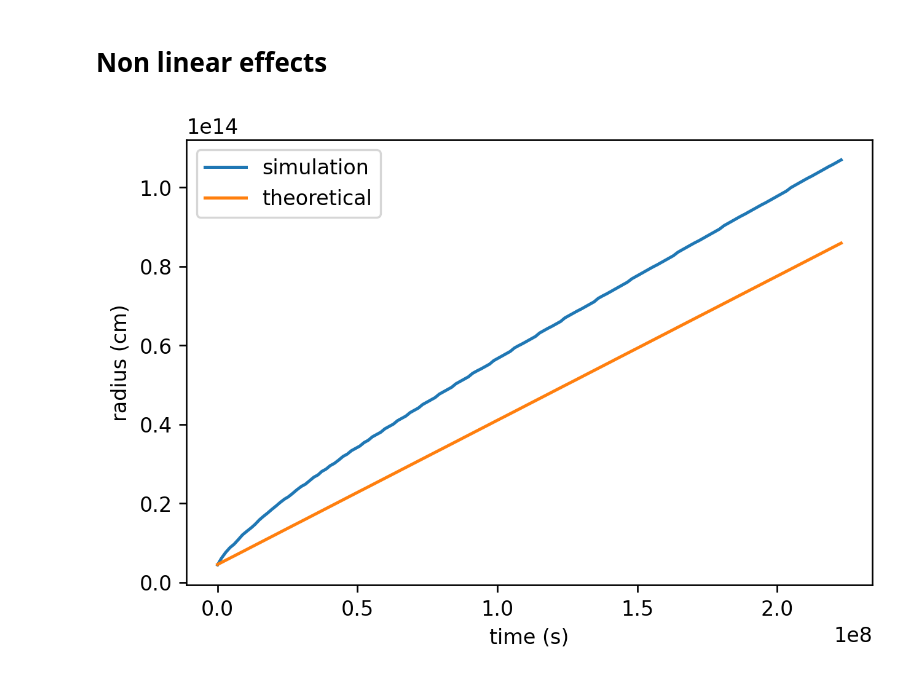
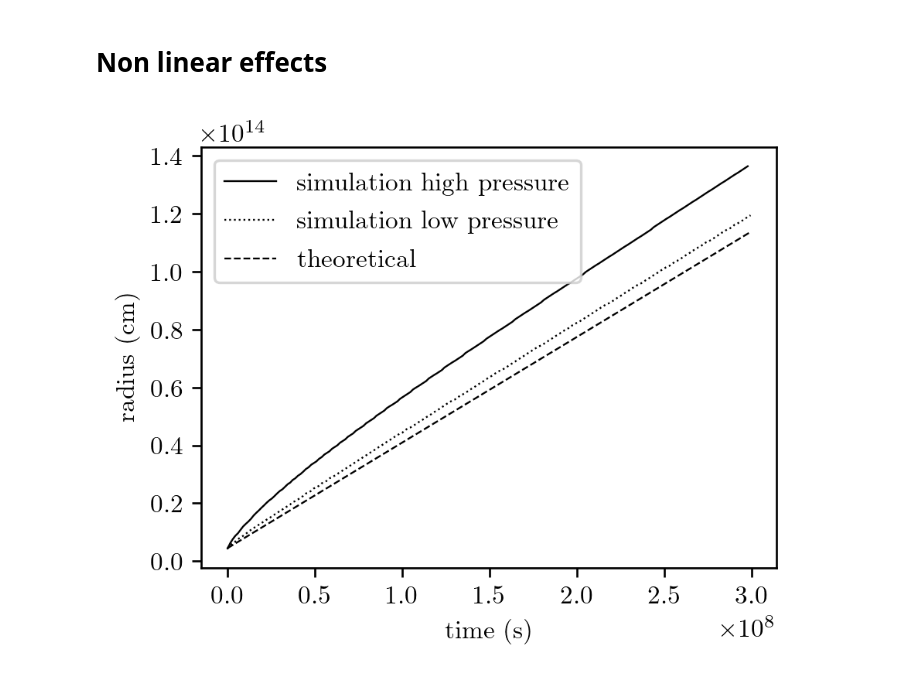
Before and after one commit to MichaelMaex/eindproject-2, a Jupyter notebook: notebooks/Blastwavelowpress.ipynb, the cells around one changed output. Saved outputs shown, nothing was run; the diff lists cells and outputs as text; code cells hidden in the pictures.

```diff
--- a/notebooks/Blastwavelowpress.ipynb
+++ b/notebooks/Blastwavelowpress.ipynb
@@ -4,6 +4,8 @@ import sympy as sp
 from IPython.display import display
 import matplotlib as mpl
 mpl.rcParams["figure.dpi"] = 240
+mpl.rcParams["text.usetex"] = True
+mpl.rcParams["font.family"] = "serrif"
 import matplotlib.pyplot as plt
 sp.init_printing()
 import pandas as pd
@@ -22,7 +24,7 @@ units = bp.units()
 
 j = 200
 T = list(map(lambda t: int(j*t/5), range(6)))
-fig, ax, = plt.subplots(2,3, figsize = (15,8))
+fig, ax, = plt.subplots(2,3, figsize = (9,6))
 
 images = [pp.pload(t, "../pluto-definitions/blastwave_HD/out/") for t in T]
 im = [0]*6
@@ -39,7 +41,7 @@ for i in range(6):
     frame = images[i]
     im[i] = bp.plot(axis, frame.prs, frame, norm=norm)
     # im[i] = axis.imshow(frame.prs, norm=norm, cmap=cm.plasma)
-    axis.set_title("t = {:.2e} (s)".format(frame.SimTime*t0))
+    axis.set_title("$t = {:.2e} (s)$".format(frame.SimTime*t0))
 fig.tight_layout()
 fig.colorbar(cm.ScalarMappable(norm=norm_true, cmap=cm.plasma), ax  = ax, label = "pressure (Ba)")
 fig.savefig("../report/figures/blast_wave.pdf")
@@ -82,17 +85,19 @@ plt.imshow(frame.prs)
 # %% [markdown]
 # Non linear effects
 # %%
-R = np.zeros(150)
-t = np.zeros(150)
-for i in range(150):
+plt.figure(figsize=(4,3))
+R_h = np.zeros(200)
+t_h = np.zeros(200)
+for i in range(200):
     frame = pp.pload(i, "../pluto-definitions/blastwave_HD/highpress/")
-    R[i] = radius(frame.prs)*frame.dx1[0]
-    t[i] = frame.SimTime
+    R_h[i] = radius(frame.prs)*frame.dx1[0]
+    t_h[i] = frame.SimTime
 plt.xlabel("time (s)")
 plt.ylabel("radius (cm)")
-plt.plot(t*t0, R*L0, label = "simulation")
-plt.plot(t*t0, (np.sqrt(5/3*8) *t + 0.3)*L0, label = "theoretical")
+plt.plot(t_h*t0, R_h*L0, "k", linewidth=0.7,label = "simulation high pressure")
+plt.plot(t*t0, R*L0, ":k", linewidth=0.7,label = "simulation low pressure")
+plt.plot(t*t0, (np.sqrt(5/3*8) *t + 0.3)*L0, "--k", linewidth=0.7,label = "theoretical")
 plt.legend()
 plt.savefig("../report/figures/non_linear_effects.pdf")
 # %% [output]
-[figure, old version]
+[figure, new version]
```
Also changed, not shown: parts of 2 cells of this notebook, 11 other files.
